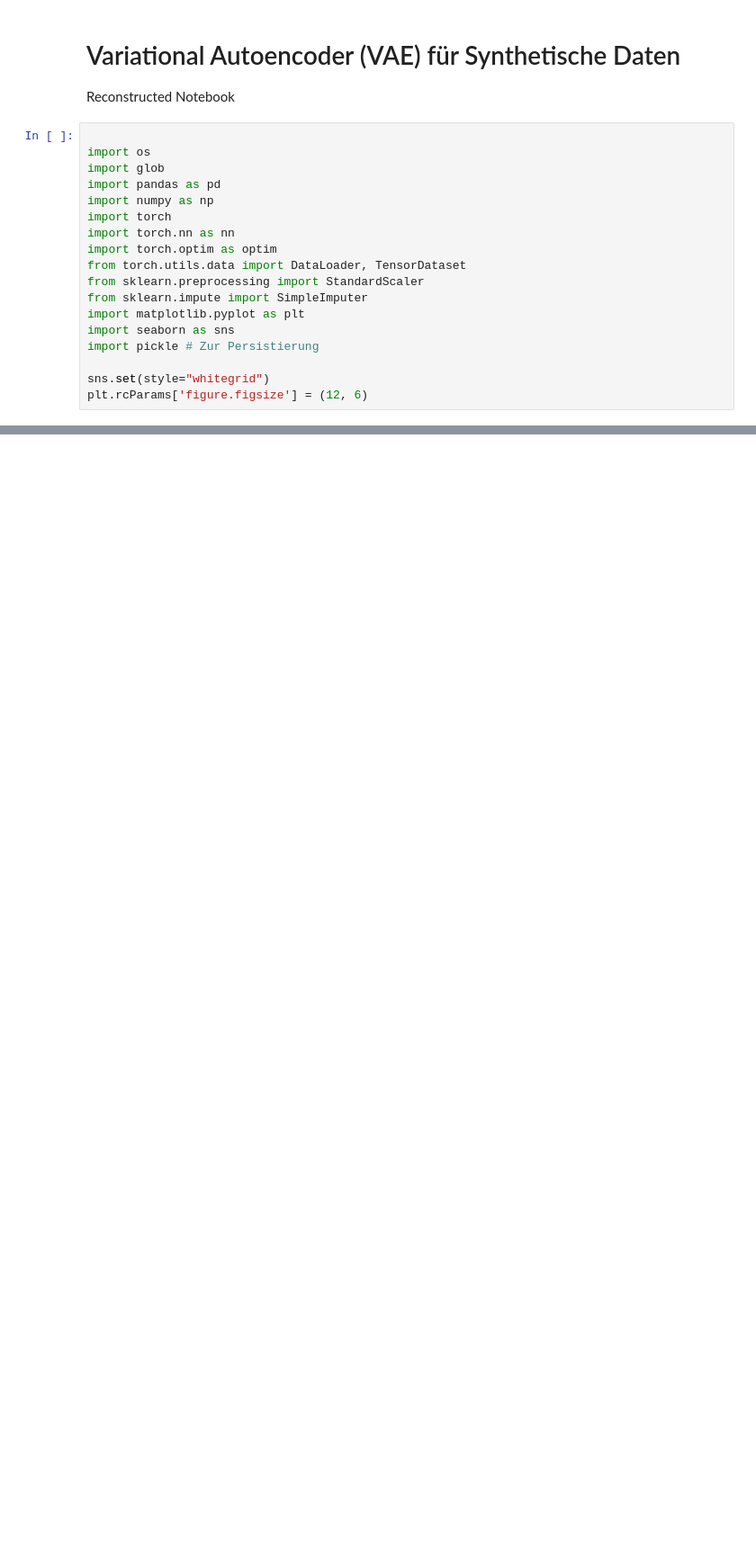
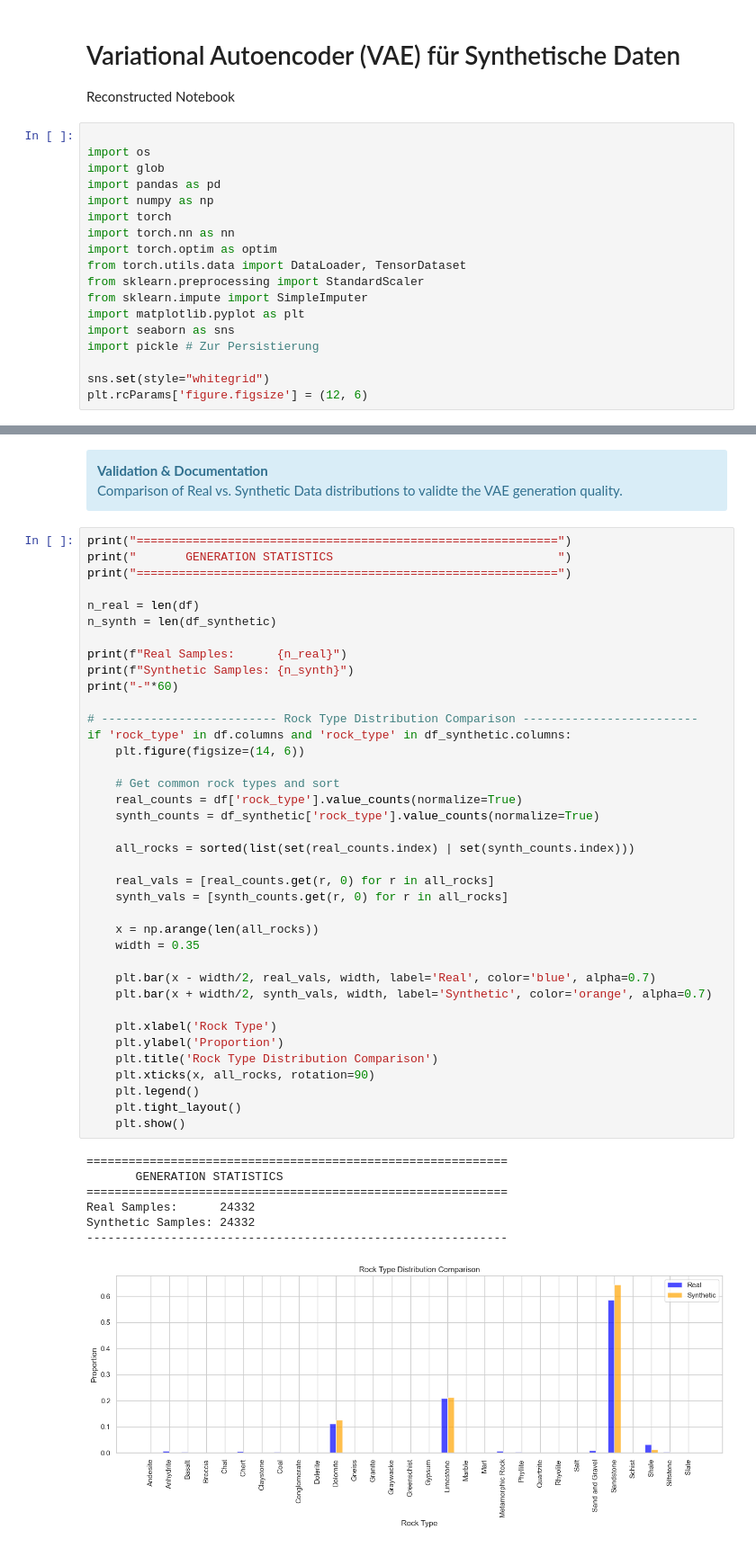
Before and after one commit to luccaglessner/Abschlussarbeit, a Jupyter notebook: Abschlussarbeit Bearbeitung/Jupyter Notebooks/5_Synthetic-Data/5.1_Synthetic-Data/Variational-Autoencoder/VAE_Synthetic_Data_Generation.ipynb, the cells around one changed output, grey strips where cells are left out. Shown at 90% size. Drawn from its saved outputs; the diff is of its cells as text; blank space fills up the shorter version.

```diff
--- a/Abschlussarbeit Bearbeitung/Jupyter Notebooks/5_Synthetic-Data/5.1_Synthetic-Data/Variational-Autoencoder/VAE_Synthetic_Data_Generation.ipynb
+++ b/Abschlussarbeit Bearbeitung/Jupyter Notebooks/5_Synthetic-Data/5.1_Synthetic-Data/Variational-Autoencoder/VAE_Synthetic_Data_Generation.ipynb
@@ -314,0 +315,51 @@ Columns: ['temperature_in_c', 'total_dissolved_solids_in_mmol/L_log_gauss', 'Na_
+# %% [markdown]
+<div class="alert alert-info">
+    <b>Validation & Documentation</b><br>
+    Comparison of Real vs. Synthetic Data distributions to validte the VAE generation quality.
+</div>
+# %%
+print("============================================================")
+print("       GENERATION STATISTICS                                ")
+print("============================================================")
+
+n_real = len(df)
+n_synth = len(df_synthetic)
+
+print(f"Real Samples:      {n_real}")
+print(f"Synthetic Samples: {n_synth}")
+print("-"*60)
+
+# ------------------------- Rock Type Distribution Comparison -------------------------
+if 'rock_type' in df.columns and 'rock_type' in df_synthetic.columns:
+    plt.figure(figsize=(14, 6))
+
+    # Get common rock types and sort
+    real_counts = df['rock_type'].value_counts(normalize=True)
+    synth_counts = df_synthetic['rock_type'].value_counts(normalize=True)
+
+    all_rocks = sorted(list(set(real_counts.index) | set(synth_counts.index)))
+
+    real_vals = [real_counts.get(r, 0) for r in all_rocks]
+    synth_vals = [synth_counts.get(r, 0) for r in all_rocks]
+
+    x = np.arange(len(all_rocks))
+    width = 0.35
+
+    plt.bar(x - width/2, real_vals, width, label='Real', color='blue', alpha=0.7)
+    plt.bar(x + width/2, synth_vals, width, label='Synthetic', color='orange', alpha=0.7)
+
+    plt.xlabel('Rock Type')
+    plt.ylabel('Proportion')
+    plt.title('Rock Type Distribution Comparison')
+    plt.xticks(x, all_rocks, rotation=90)
+    plt.legend()
+    plt.tight_layout()
+    plt.show()
+# %% [output]
+============================================================
+       GENERATION STATISTICS
+============================================================
+Real Samples:      24332
+Synthetic Samples: 24332
+------------------------------------------------------------
+[figure, added]
```
Also changed, not shown: parts of 7 cells of this notebook, 45 other files.
